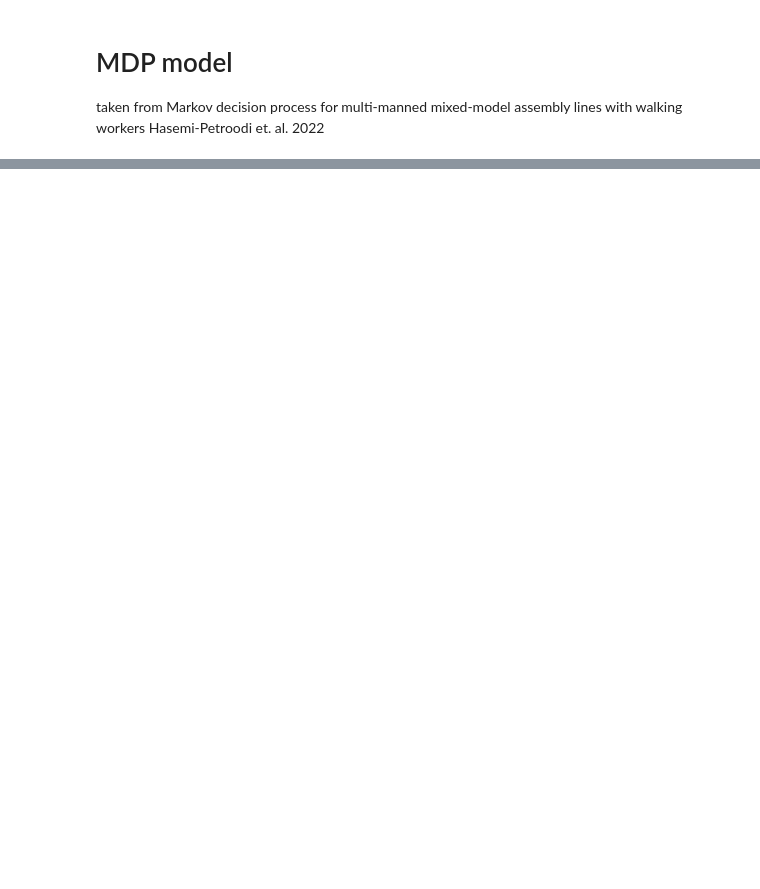
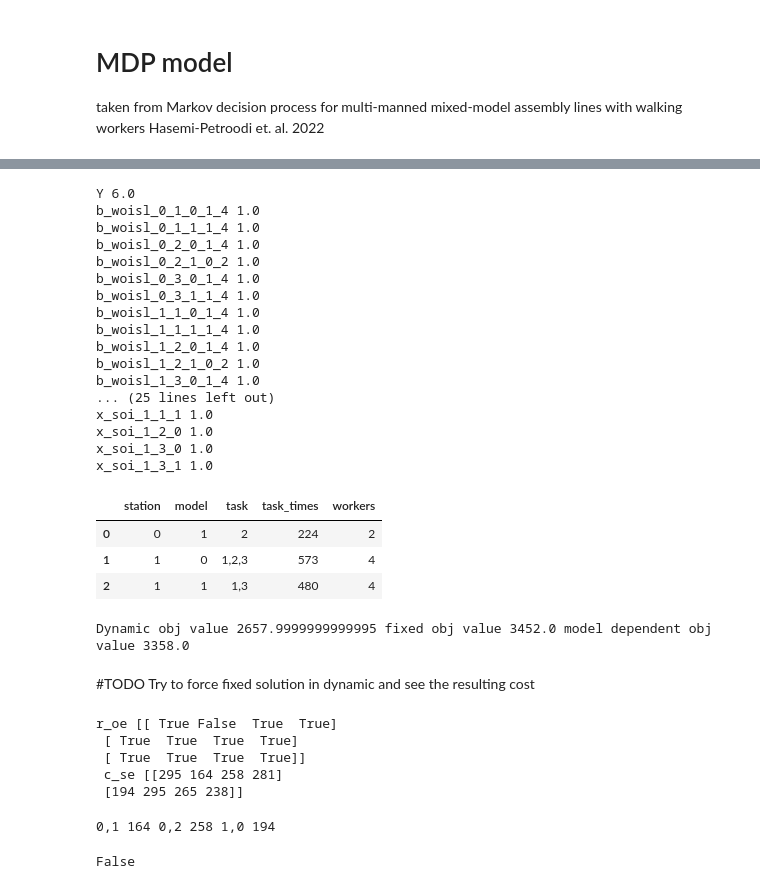
Before and after one commit to JosephThompson607/MALBP-W, a Jupyter notebook: MDP.ipynb, the cells around one changed output, grey strips where cells are left out. Drawn from its saved outputs; the diff is of its cells as text; code cells hidden in the pictures; blank space fills up the shorter version.

```diff
--- a/MDP.ipynb
+++ b/MDP.ipynb
@@ -262,0 +526,48 @@ X_ad_8_38 0.16
+# %%
+task_assignments_df = generate_task_assignments_df(model_dependent_prob)
+task_assignments_df
+# %% [output]
+Y 6.0
+b_woisl_0_1_0_1_4 1.0
+b_woisl_0_1_1_1_4 1.0
+b_woisl_0_2_0_1_4 1.0
+b_woisl_0_2_1_0_2 1.0
+b_woisl_0_3_0_1_4 1.0
+b_woisl_0_3_1_1_4 1.0
+b_woisl_1_1_0_1_4 1.0
+b_woisl_1_1_1_1_4 1.0
+b_woisl_1_2_0_1_4 1.0
+b_woisl_1_2_1_0_2 1.0
+b_woisl_1_3_0_1_4 1.0
+... (25 lines left out)
+x_soi_1_1_1 1.0
+x_soi_1_2_0 1.0
+x_soi_1_3_0 1.0
+x_soi_1_3_1 1.0
+|  | station | model | task | task_times | workers |
+| 0 | 0 | 1 | 2 | 224 | 2 |
+| 1 | 1 | 0 | 1,2,3 | 573 | 4 |
+| 2 | 1 | 1 | 1,3 | 480 | 4 |
+# %%
+print("Dynamic obj value", value(prob.objective), "fixed obj value", value(fix_prob.objective), "model dependent obj value", value(model_dependent_prob.objective))
+#print('random seed', seed)
+# %% [output]
+Dynamic obj value 2657.9999999999995 fixed obj value 3452.0 model dependent obj value 3358.0
+# %% [markdown]
+#TODO Try to force fixed solution in dynamic and see the resulting cost
+# %%
+print('r_oe',r_oe, '\n c_se', c_se)
+# %% [output]
+r_oe [[ True False  True  True]
+ [ True  True  True  True]
+ [ True  True  True  True]]
+ c_se [[295 164 258 281]
+ [194 295 265 238]]
+# %%
+print('0,1', c_se[0,1], '0,2', c_se[0,2], '1,0', c_se[1,0])
+# %% [output]
+0,1 164 0,2 258 1,0 194
+# %%
+r_oe[0,1]
+# %% [output]
+False
```
Also changed, not shown: parts of 26 cells of this notebook, 4 other files.
